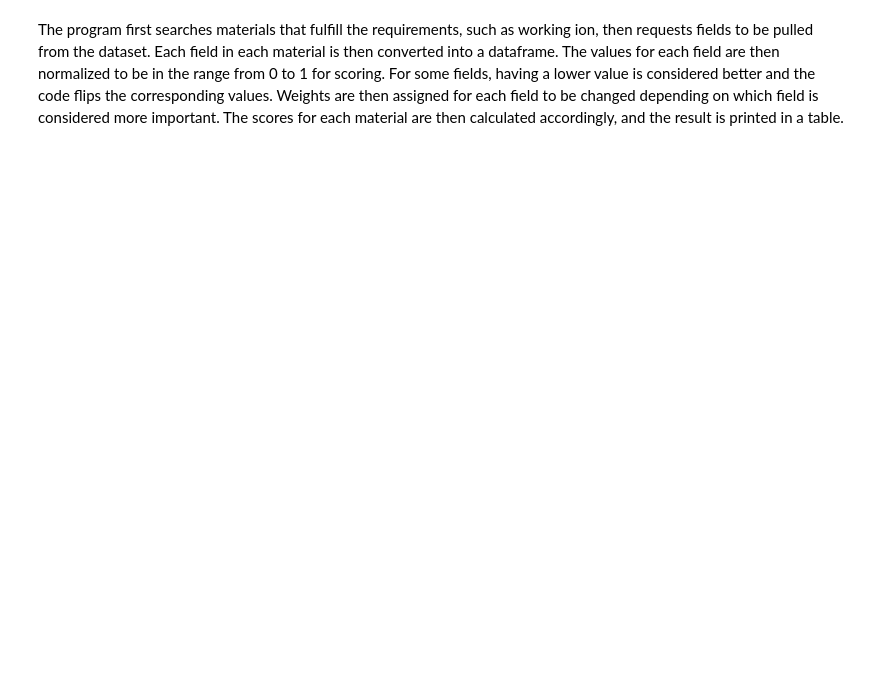
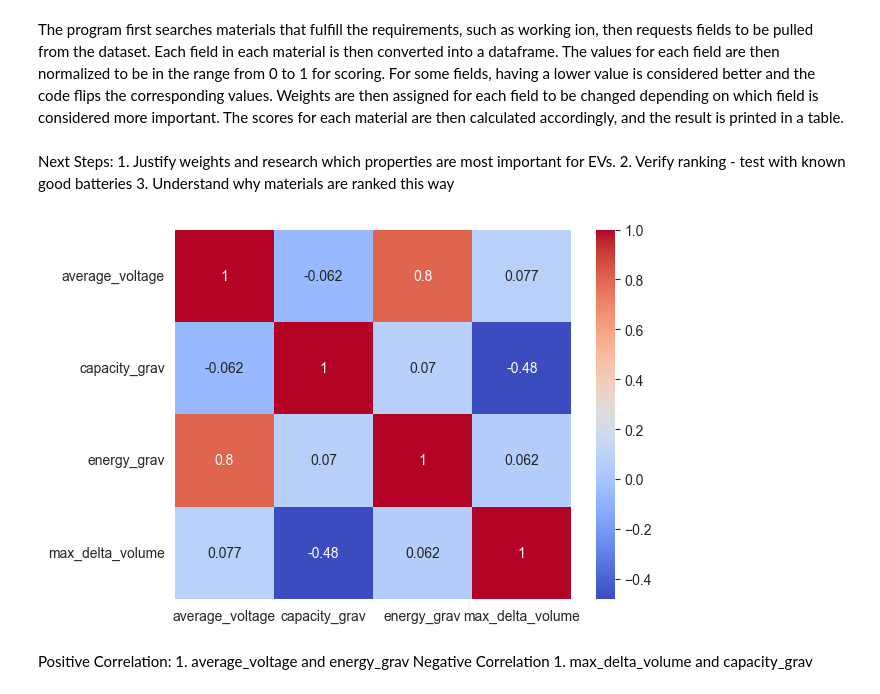
Before and after one commit to omarehab215/ResearchProjectDatasets, a Jupyter notebook: ResearchProject/Materials Project Dataset/MaterialsScoring/ConceptDemonstration.ipynb, the cells around one changed output. Drawn from its saved outputs; the diff is of its cells as text; code cells hidden in the pictures; blank space fills up the shorter version.

```diff
--- a/ResearchProject/Materials Project Dataset/MaterialsScoring/ConceptDemonstration.ipynb
+++ b/ResearchProject/Materials Project Dataset/MaterialsScoring/ConceptDemonstration.ipynb
@@ -213,2 +213,20 @@ Top candidates based on intrinsic score:
 # %% [markdown]
 The program first searches materials that fulfill the requirements, such as working ion, then requests fields to be pulled from the dataset. Each field in each material is then converted into a dataframe. The values for each field are then normalized to be in the range from 0 to 1 for scoring. For some fields, having a lower value is considered better and the code flips the corresponding values. Weights are then assigned for each field to be changed depending on which field is considered more important. The scores for each material are then calculated accordingly, and the result is printed in a table.
+# %% [markdown]
+Next Steps: 1. Justify weights and research which properties are most important for EVs.
+            2. Verify ranking - test with known good batteries
+            3. Understand why materials are ranked this way
+# %%
+import seaborn as sns
+import matplotlib.pyplot as plt
+
+sns.heatmap(mp_df[["average_voltage", "capacity_grav", "energy_grav","max_delta_volume",]].corr(),
+            annot=True, cmap="coolwarm")
+plt.show()
+# %% [output]
+[figure, added]
+# %% [markdown]
+Positive Correlation:
+        1. average_voltage and energy_grav
+Negative Correlation
+        1. max_delta_volume and capacity_grav
```
Also changed, not shown: parts of 1 cell of this notebook, 11 other files.
